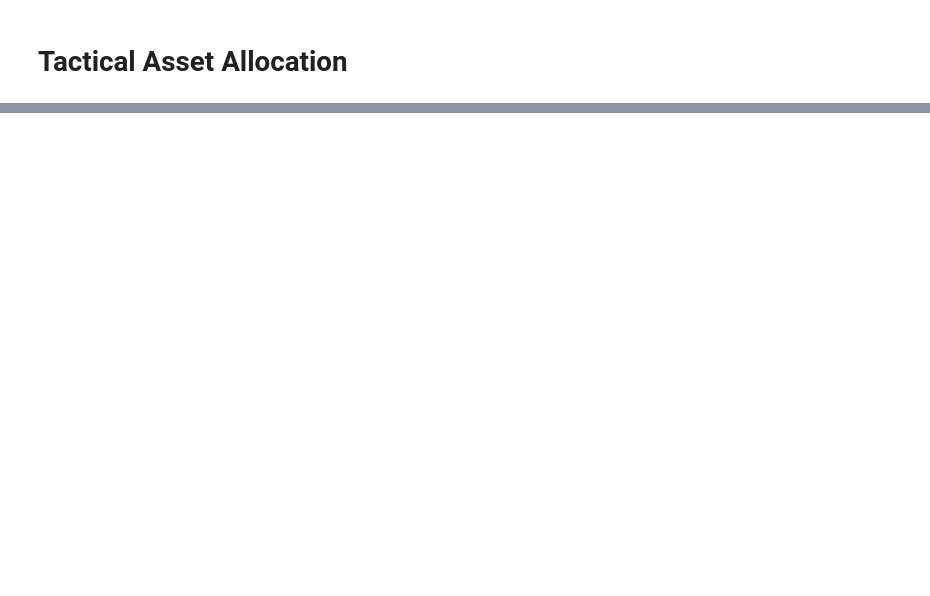
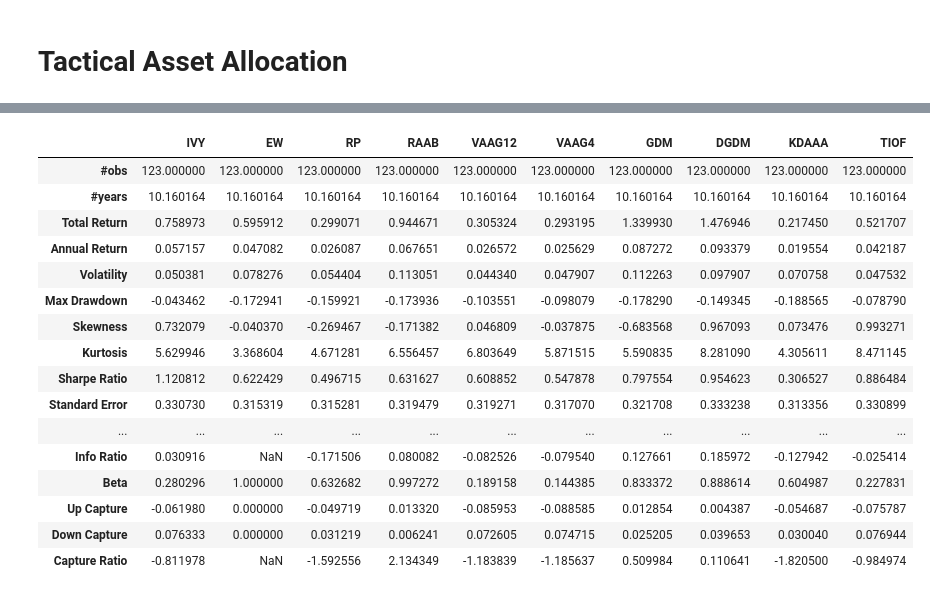
Before and after one commit to oronimbus/tactical-asset-allocation, a Jupyter notebook: notebooks/Main.ipynb, the cells around one changed output, grey strips where cells are left out. Drawn from its saved outputs; the diff is of its cells as text; code cells hidden in the pictures; blank space fills up the shorter version.

```diff
--- a/notebooks/Main.ipynb
+++ b/notebooks/Main.ipynb
@@ -184,0 +185,20 @@ ts.summary(ann_factor=12).round(2)
+# %%
+ts.summary()
+# %% [output]
+|  | IVY | EW | RP | RAAB | VAAG12 | VAAG4 | GDM | DGDM | KDAAA | TIOF |
+| #obs | 123.000000 | 123.000000 | 123.000000 | 123.000000 | 123.000000 | 123.000000 | 123.000000 | 123.000000 | 123.000000 | 123.000000 |
+| #years | 10.160164 | 10.160164 | 10.160164 | 10.160164 | 10.160164 | 10.160164 | 10.160164 | 10.160164 | 10.160164 | 10.160164 |
+| Total Return | 0.758973 | 0.595912 | 0.299071 | 0.944671 | 0.305324 | 0.293195 | 1.339930 | 1.476946 | 0.217450 | 0.521707 |
+| Annual Return | 0.057157 | 0.047082 | 0.026087 | 0.067651 | 0.026572 | 0.025629 | 0.087272 | 0.093379 | 0.019554 | 0.042187 |
+| Volatility | 0.050381 | 0.078276 | 0.054404 | 0.113051 | 0.044340 | 0.047907 | 0.112263 | 0.097907 | 0.070758 | 0.047532 |
+| Max Drawdown | -0.043462 | -0.172941 | -0.159921 | -0.173936 | -0.103551 | -0.098079 | -0.178290 | -0.149345 | -0.188565 | -0.078790 |
+| Skewness | 0.732079 | -0.040370 | -0.269467 | -0.171382 | 0.046809 | -0.037875 | -0.683568 | 0.967093 | 0.073476 | 0.993271 |
+| Kurtosis | 5.629946 | 3.368604 | 4.671281 | 6.556457 | 6.803649 | 5.871515 | 5.590835 | 8.281090 | 4.305611 | 8.471145 |
+| Sharpe Ratio | 1.120812 | 0.622429 | 0.496715 | 0.631627 | 0.608852 | 0.547878 | 0.797554 | 0.954623 | 0.306527 | 0.886484 |
+| Standard Error | 0.330730 | 0.315319 | 0.315281 | 0.319479 | 0.319271 | 0.317070 | 0.321708 | 0.333238 | 0.313356 | 0.330899 |
+| ... | ... | ... | ... | ... | ... | ... | ... | ... | ... | ... |
+| Info Ratio | 0.030916 | NaN | -0.171506 | 0.080082 | -0.082526 | -0.079540 | 0.127661 | 0.185972 | -0.127942 | -0.025414 |
+| Beta | 0.280296 | 1.000000 | 0.632682 | 0.997272 | 0.189158 | 0.144385 | 0.833372 | 0.888614 | 0.604987 | 0.227831 |
+| Up Capture | -0.061980 | 0.000000 | -0.049719 | 0.013320 | -0.085953 | -0.088585 | 0.012854 | 0.004387 | -0.054687 | -0.075787 |
+| Down Capture | 0.076333 | 0.000000 | 0.031219 | 0.006241 | 0.072605 | 0.074715 | 0.025205 | 0.039653 | 0.030040 | 0.076944 |
+| Capture Ratio | -0.811978 | NaN | -1.592556 | 2.134349 | -1.183839 | -1.185637 | 0.509984 | 0.110641 | -1.820500 | -0.984974 |
```
Also changed, not shown: parts of 6 cells of this notebook, 21 other files.
